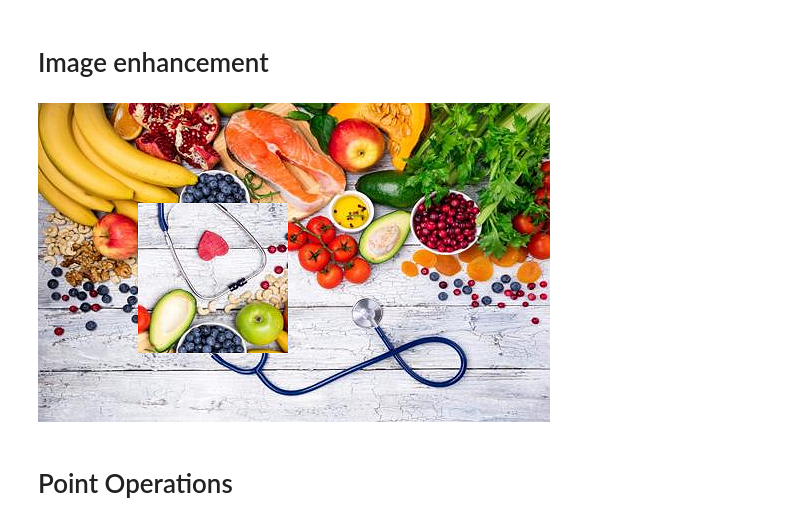
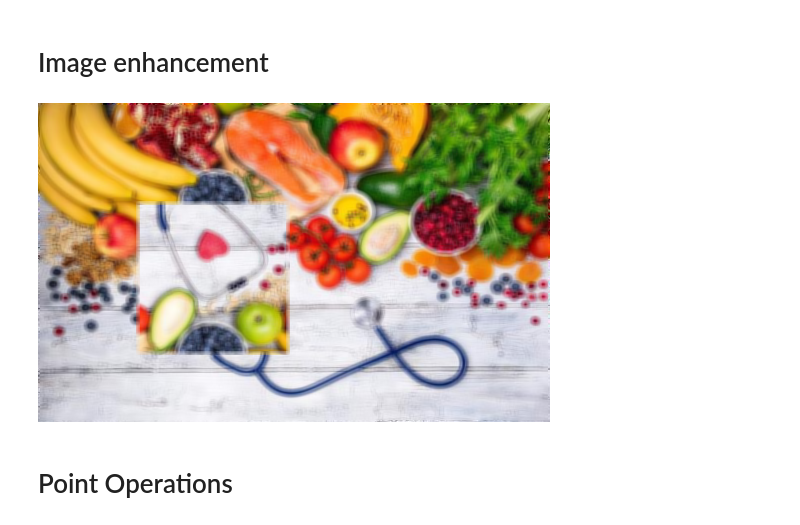
Before and after one commit to 0reza/nb_PythonDataScience, a Jupyter notebook: ImageProcessing/pillow.ipynb, the cells around one changed output. Cells and saved outputs as stored; diff of their text form; code cells hidden in the pictures.

```diff
--- a/ImageProcessing/pillow.ipynb
+++ b/ImageProcessing/pillow.ipynb
@@ -112,22 +112,22 @@ out
 # %%
 #  Filters
 #
 #    BLUR
 #    CONTOUR
 #    DETAIL
 #    EDGE_ENHANCE
 #    EDGE_ENHANCE_MORE
 #    EMBOSS
 #    FIND_EDGES
 #    SHARPEN
 #    SMOOTH
 #    SMOOTH_MORE
 
 from PIL import ImageFilter
-out = im.filter(ImageFilter.DETAIL)
+out = im.filter(ImageFilter.BLUR)
 out
 # %% [output]
-[figure, old version]
+[figure, new version]
 # %% [markdown]
 # Point Operations
 # %%
```
Also changed, not shown: parts of 3 cells of this notebook, 8 other files.
